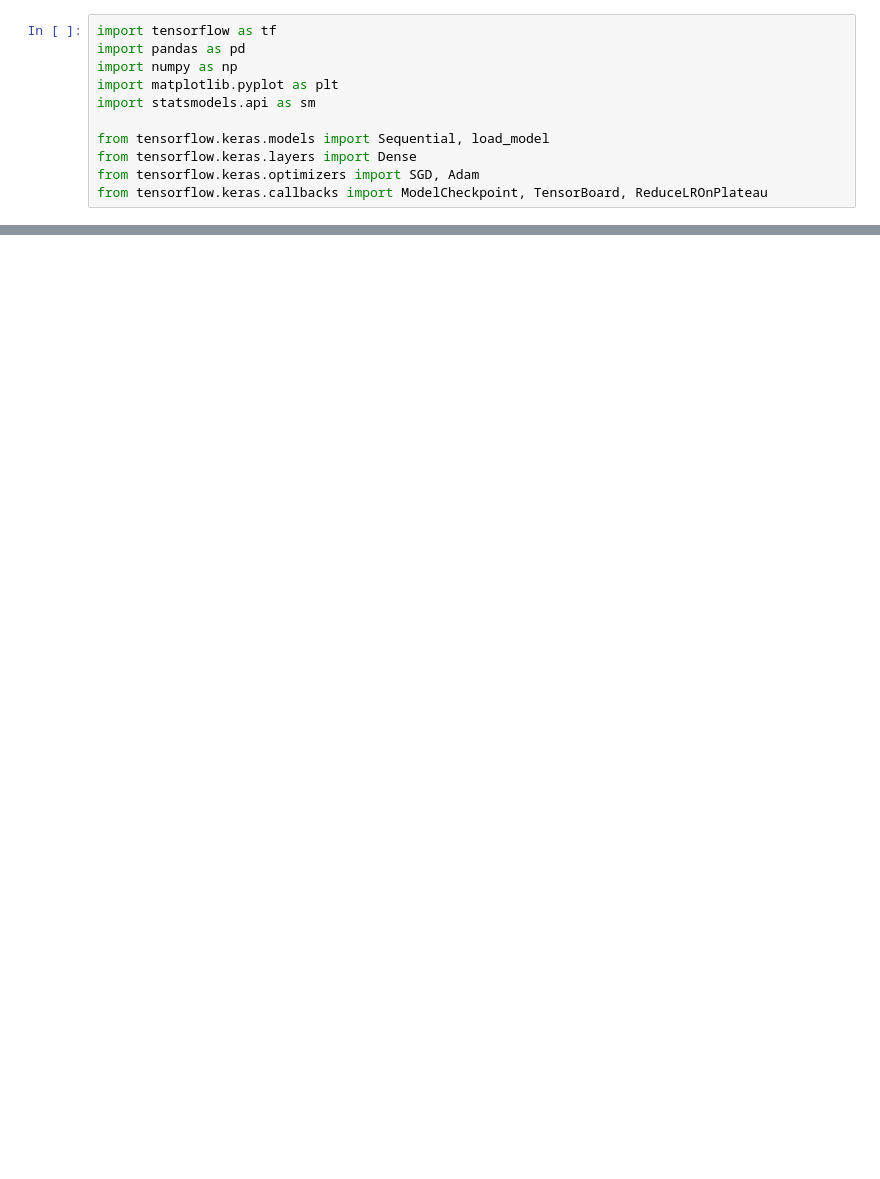
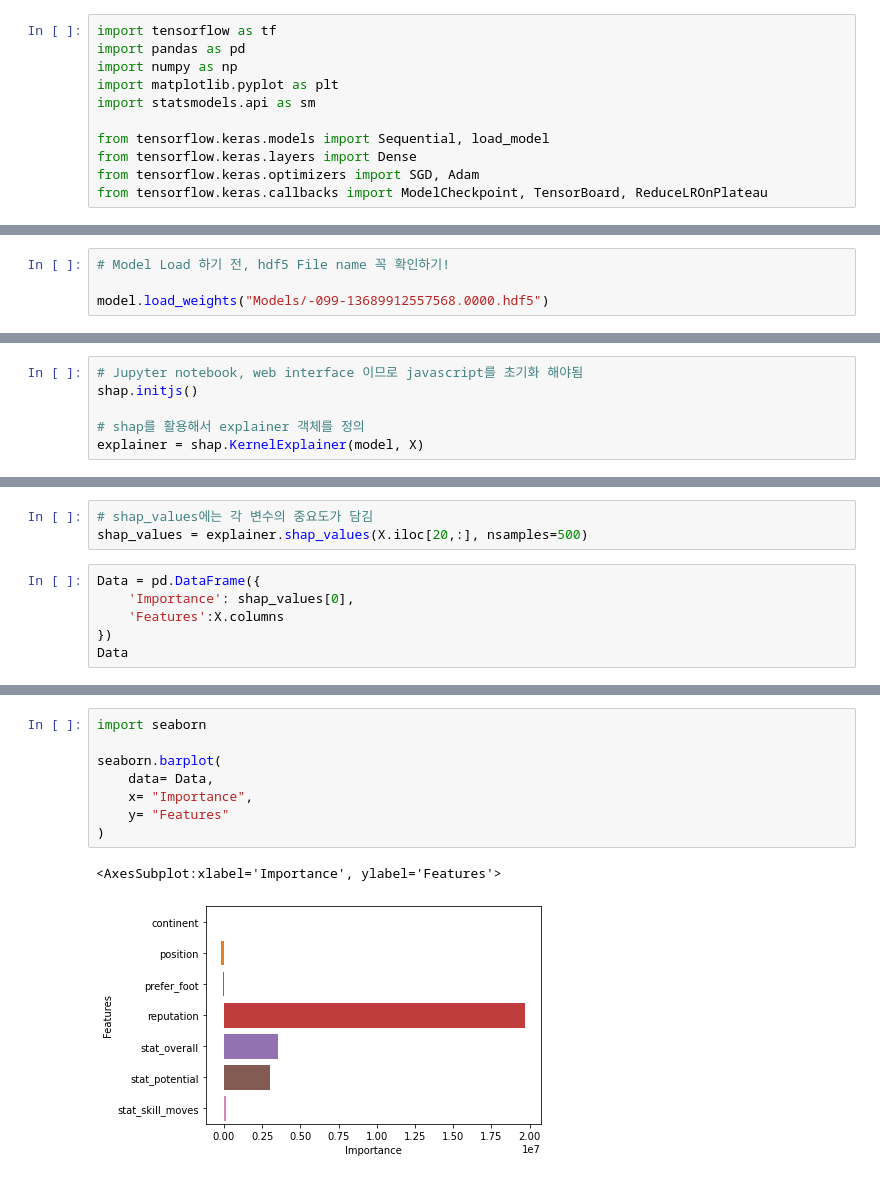
Before and after one commit to AMinSC/TIL, a Jupyter notebook: PJT_FIFA/FIFA_DL.ipynb, the cells around one changed output, grey strips where cells are left out. Drawn from its saved outputs; the diff is of its cells as text; blank space fills up the shorter version.

```diff
--- a/PJT_FIFA/FIFA_DL.ipynb
+++ b/PJT_FIFA/FIFA_DL.ipynb
@@ -279,0 +469,4 @@ Epoch 100: loss improved from -48047725747950845952.00000 to -494719055672230543
+# %%
+# Model Load 하기 전, hdf5 File name 꼭 확인하기!
+
+model.load_weights("Models/-099-13689912557568.0000.hdf5")
@@ -279,0 +480,6 @@ Epoch 100: loss improved from -48047725747950845952.00000 to -494719055672230543
+# %%
+# Jupyter notebook, web interface 이므로 javascript를 초기화 해야됨
+shap.initjs()
+
+# shap를 활용해서 explainer 객체를 정의
+explainer = shap.KernelExplainer(model, X)
@@ -279,0 +500,9 @@ Epoch 100: loss improved from -48047725747950845952.00000 to -494719055672230543
+# %%
+# shap_values에는 각 변수의 중요도가 담김
+shap_values = explainer.shap_values(X.iloc[20,:], nsamples=500)
+# %%
+Data = pd.DataFrame({
+    'Importance': shap_values[0],
+    'Features':X.columns
+})
+Data
@@ -279,0 +518,11 @@ Epoch 100: loss improved from -48047725747950845952.00000 to -494719055672230543
+# %%
+import seaborn
+
+seaborn.barplot(
+    data= Data,
+    x= "Importance",
+    y= "Features"
+)
+# %% [output]
+<AxesSubplot:xlabel='Importance', ylabel='Features'>
+[figure, added]
```
Also changed, not shown: parts of 83 cells of this notebook, 4 other files.
